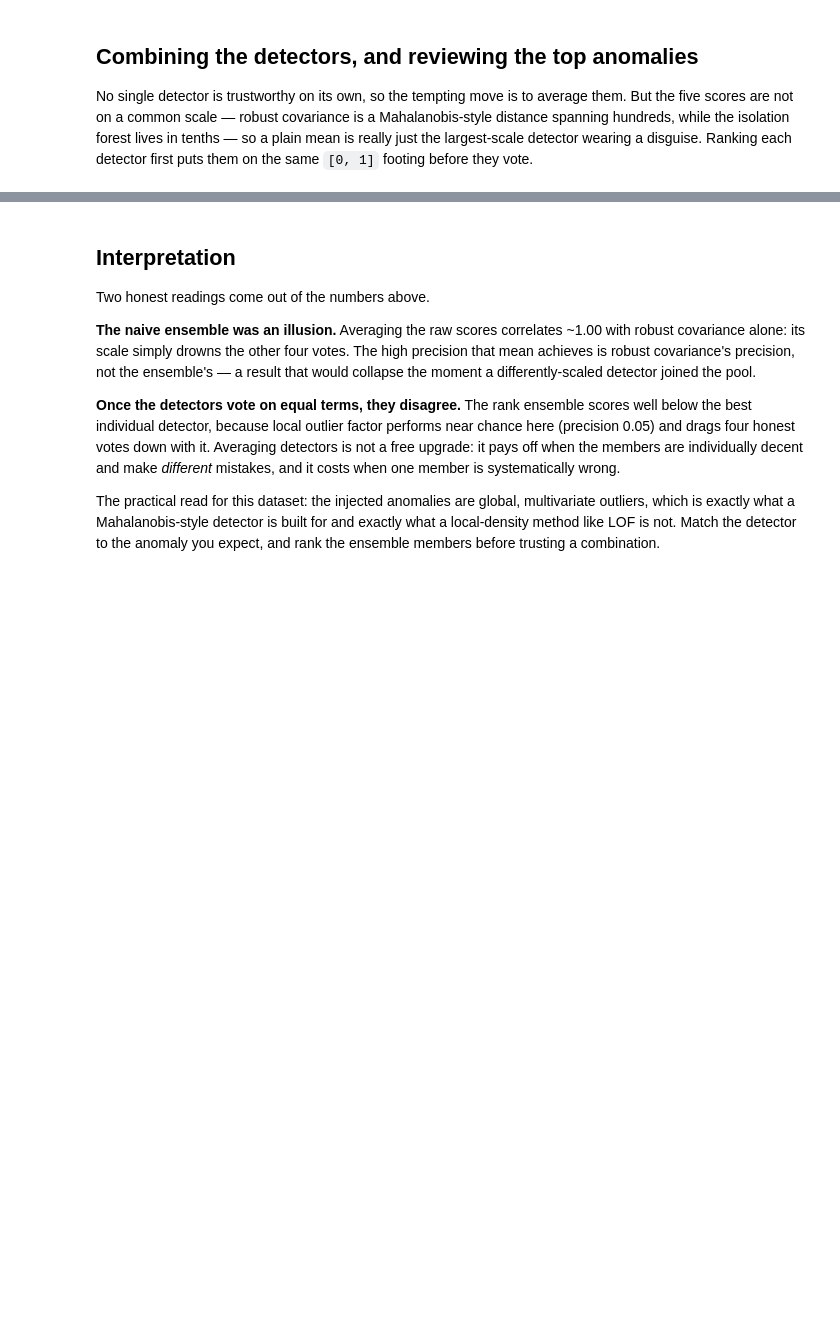
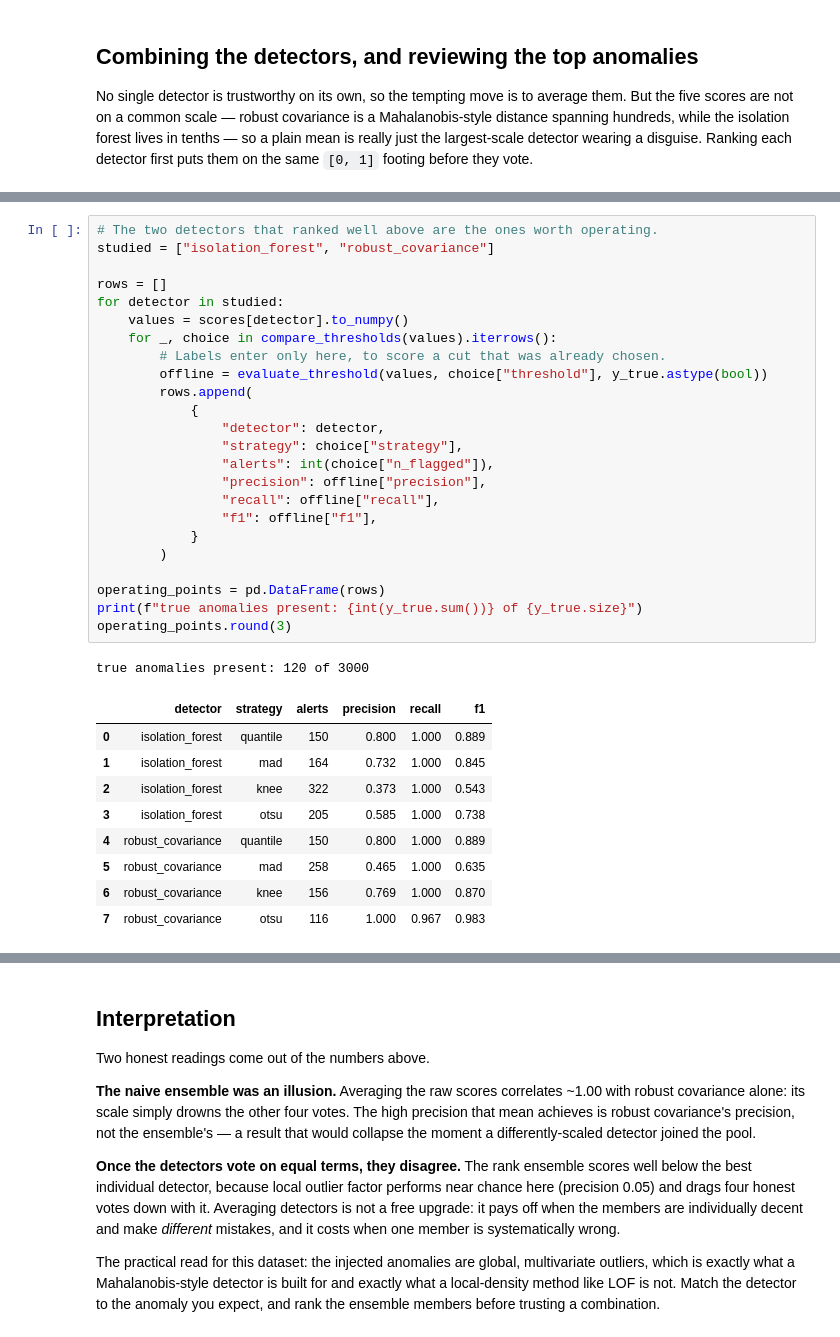
Before and after one commit to DiogoRibeiro7/applied-unsupervised-learning, a Jupyter notebook: notebooks/03_anomaly_detection_sensor_events.ipynb, the cells around one changed output, grey strips where cells are left out. Cells and saved outputs as stored; diff of their text form; blank space fills up the shorter version.

```diff
--- a/notebooks/03_anomaly_detection_sensor_events.ipynb
+++ b/notebooks/03_anomaly_detection_sensor_events.ipynb
@@ -142,0 +160,35 @@ precision@120: plain mean 1.000  |  rank ensemble 0.242
+# %%
+# The two detectors that ranked well above are the ones worth operating.
+studied = ["isolation_forest", "robust_covariance"]
+
+rows = []
+for detector in studied:
+    values = scores[detector].to_numpy()
+    for _, choice in compare_thresholds(values).iterrows():
+        # Labels enter only here, to score a cut that was already chosen.
+        offline = evaluate_threshold(values, choice["threshold"], y_true.astype(bool))
+        rows.append(
+            {
+                "detector": detector,
+                "strategy": choice["strategy"],
+                "alerts": int(choice["n_flagged"]),
+                "precision": offline["precision"],
+                "recall": offline["recall"],
+                "f1": offline["f1"],
+            }
+        )
+
+operating_points = pd.DataFrame(rows)
+print(f"true anomalies present: {int(y_true.sum())} of {y_true.size}")
+operating_points.round(3)
+# %% [output]
+true anomalies present: 120 of 3000
+|  | detector | strategy | alerts | precision | recall | f1 |
+| 0 | isolation_forest | quantile | 150 | 0.800 | 1.000 | 0.889 |
+| 1 | isolation_forest | mad | 164 | 0.732 | 1.000 | 0.845 |
+| 2 | isolation_forest | knee | 322 | 0.373 | 1.000 | 0.543 |
+| 3 | isolation_forest | otsu | 205 | 0.585 | 1.000 | 0.738 |
+| 4 | robust_covariance | quantile | 150 | 0.800 | 1.000 | 0.889 |
+| 5 | robust_covariance | mad | 258 | 0.465 | 1.000 | 0.635 |
+| 6 | robust_covariance | knee | 156 | 0.769 | 1.000 | 0.870 |
+| 7 | robust_covariance | otsu | 116 | 1.000 | 0.967 | 0.983 |
```
Also changed, not shown: parts of 5 cells of this notebook, 5 other files.
